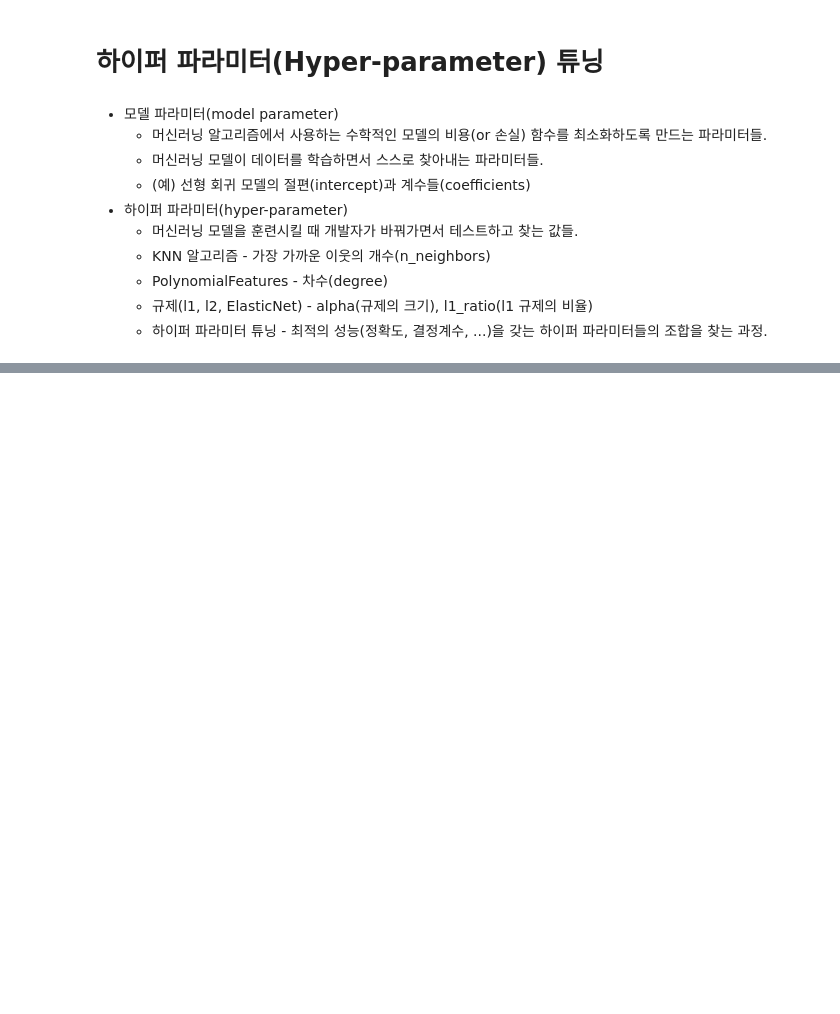
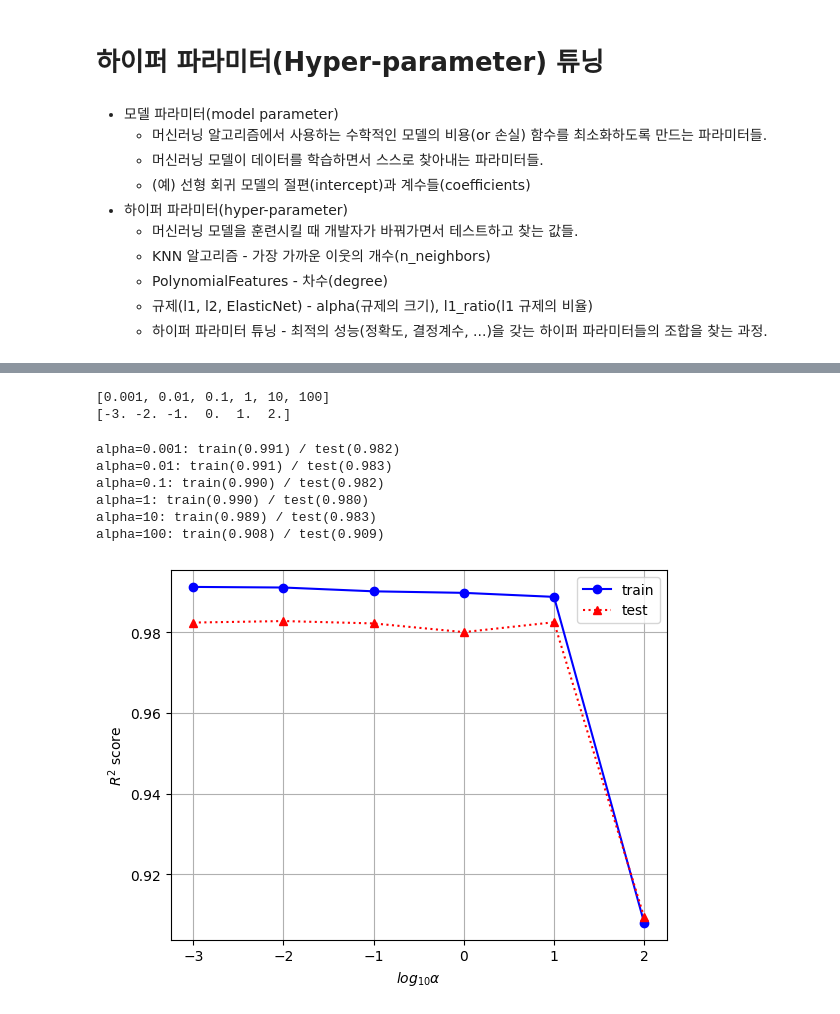
Before and after one commit to JakeOh/202605_BD57, a Jupyter notebook: lab_ml/ml06_regularization.ipynb, the cells around one changed output, grey strips where cells are left out. Saved outputs shown, nothing was run; the diff lists cells and outputs as text; code cells hidden in the pictures; blank space fills up the shorter version.

```diff
--- a/lab_ml/ml06_regularization.ipynb
+++ b/lab_ml/ml06_regularization.ipynb
@@ -551,0 +571,3 @@ degree=50: Train(0.9610659368865341) / Test(0.9817137006795826)
+# %%
+y = perch.Weight.values  # 타겟 배열
+y
@@ -551,0 +587,57 @@ degree=50: Train(0.9610659368865341) / Test(0.9817137006795826)
+# %%
+# 규제의 크기(alpha) 값들
+alphas = [10 ** x for x in range(-3, 3)]
+print(alphas)
+print(np.log10(alphas))
+# %% [output]
+[0.001, 0.01, 0.1, 1, 10, 100]
+[-3. -2. -1.  0.  1.  2.]
+# %%
+def visualize_r2_scores(estimator):
+    alphas = [10 ** x for x in range(-3, 3)]  # 규제의 크기들.
+    train_scores = []  # 훈련 셋에서 계산된 결정계수들을 저장하기 위한 리스트.
+    test_scores = []  # 테스트 셋에서 계산된 결정계수들을 저장하기 위한 리스트.
+    for a in alphas:
+        if estimator == 'l1':
+            regressor = Lasso(alpha=a)
+        elif estimator == 'l2':
+            regressor = Ridge(alpha=a)
+        elif estimator == 'elastic':
+            regressor = ElasticNet(alpha=a)
+        else:
+            raise ValueError('estimator는 "l1", "l2", 또는 "elastic"만 가능.')
+
+        # Pipeline 객체 생성
+        pipe = Pipeline(steps=[('poly', PolynomialFeatures(degree=5, include_bias=False)),
+                               ('scaler', StandardScaler()),
+                               ('regressor', regressor)])
+        # 모델 훈련
+        pipe.fit(X=x_train, y=y_train)
+        train_r2 = pipe.score(X=x_train, y=y_train)  # train r2 score
+        train_scores.append(train_r2)
+        test_r2 = pipe.score(X=x_test, y=y_test)  # test r2 score
+        test_scores.append(test_r2)
+        # 결정계수 출력
+        print(f'alpha={a}: train({train_r2:.3f}) / test({test_r2:.3f})')
+
+    alpha_log_scale = np.log10(alphas)
+    # train_scores 선 그래프
+    plt.plot(alpha_log_scale, train_scores, 'bo-', label='train')
+    # test_scores 선 그래프
+    plt.plot(alpha_log_scale, test_scores, 'r^:', label='test')
+
+    plt.legend()
+    plt.grid()
+    plt.xlabel('$log_{10} \\alpha$')
+    plt.ylabel('$R^2$ score')
+    plt.show()
+# %%
+visualize_r2_scores(estimator='l1')
+# %% [output]
+alpha=0.001: train(0.991) / test(0.982)
+alpha=0.01: train(0.991) / test(0.983)
+alpha=0.1: train(0.990) / test(0.982)
+alpha=1: train(0.990) / test(0.980)
+alpha=10: train(0.989) / test(0.983)
+alpha=100: train(0.908) / test(0.909)
+[figure, added]
```
Also changed, not shown: parts of 9 cells of this notebook.
